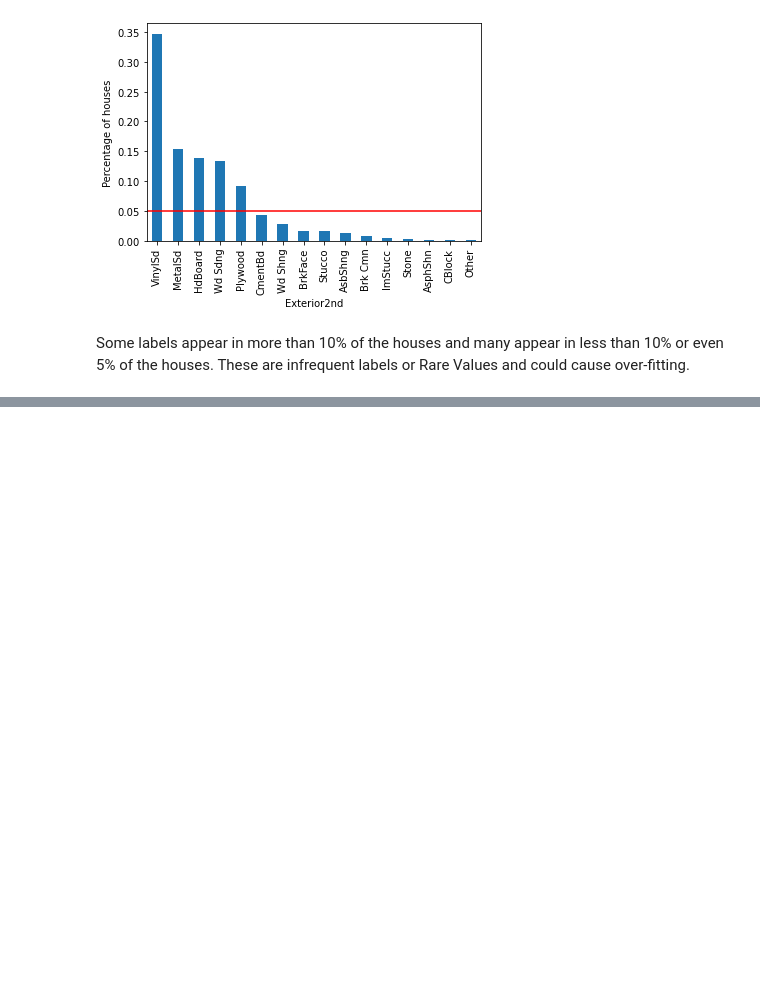
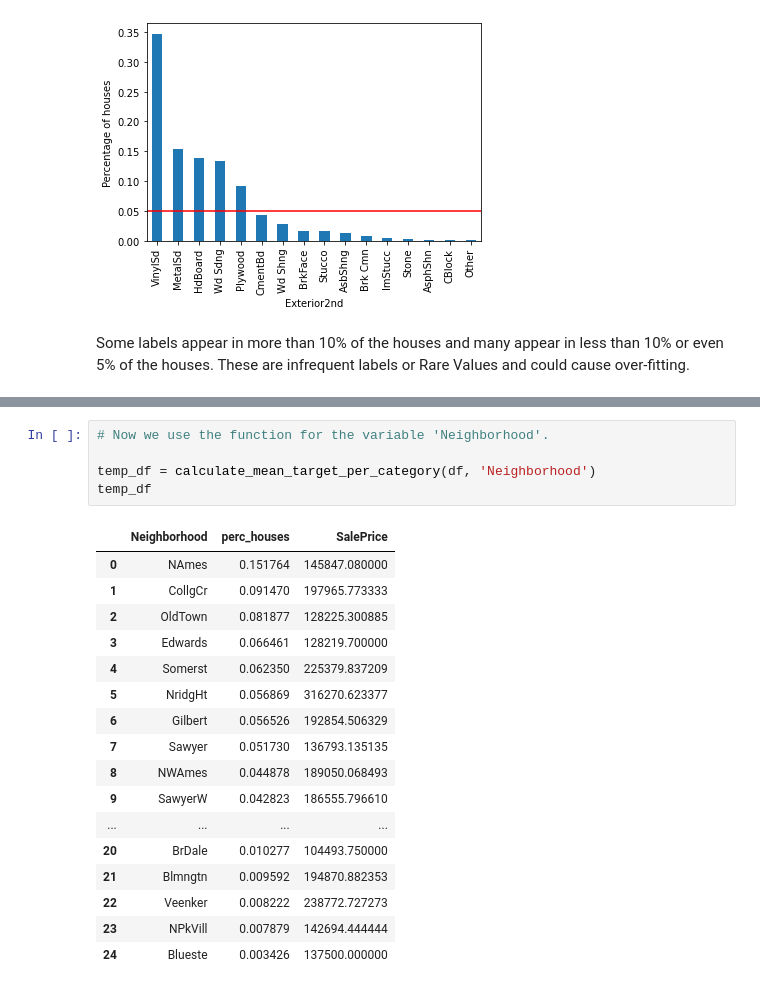
Before and after one commit to dajebbar/feature_engineering, a Jupyter notebook: python_fe/Lec2-RareLabels.ipynb, the cells around one changed output, grey strips where cells are left out. Cells and saved outputs as stored; diff of their text form; blank space fills up the shorter version.

```diff
--- a/python_fe/Lec2-RareLabels.ipynb
+++ b/python_fe/Lec2-RareLabels.ipynb
@@ -141,0 +164,23 @@ Some labels appear in more than 10% of the houses and many appear in less than 1
+# %%
+# Now we use the function for the variable 'Neighborhood'.
+
+temp_df = calculate_mean_target_per_category(df, 'Neighborhood')
+temp_df
+# %% [output]
+|  | Neighborhood | perc_houses | SalePrice |
+| 0 | NAmes | 0.151764 | 145847.080000 |
+| 1 | CollgCr | 0.091470 | 197965.773333 |
+| 2 | OldTown | 0.081877 | 128225.300885 |
+| 3 | Edwards | 0.066461 | 128219.700000 |
+| 4 | Somerst | 0.062350 | 225379.837209 |
+| 5 | NridgHt | 0.056869 | 316270.623377 |
+| 6 | Gilbert | 0.056526 | 192854.506329 |
+| 7 | Sawyer | 0.051730 | 136793.135135 |
+| 8 | NWAmes | 0.044878 | 189050.068493 |
+| 9 | SawyerW | 0.042823 | 186555.796610 |
+| ... | ... | ... | ... |
+| 20 | BrDale | 0.010277 | 104493.750000 |
+| 21 | Blmngtn | 0.009592 | 194870.882353 |
+| 22 | Veenker | 0.008222 | 238772.727273 |
+| 23 | NPkVill | 0.007879 | 142694.444444 |
+| 24 | Blueste | 0.003426 | 137500.000000 |
```
Also changed, not shown: parts of 7 cells of this notebook.
